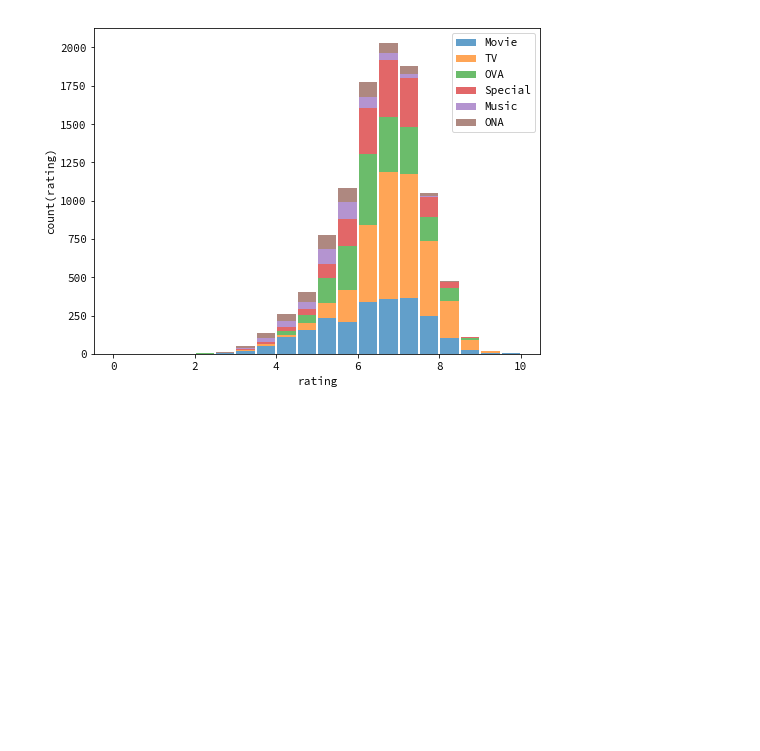
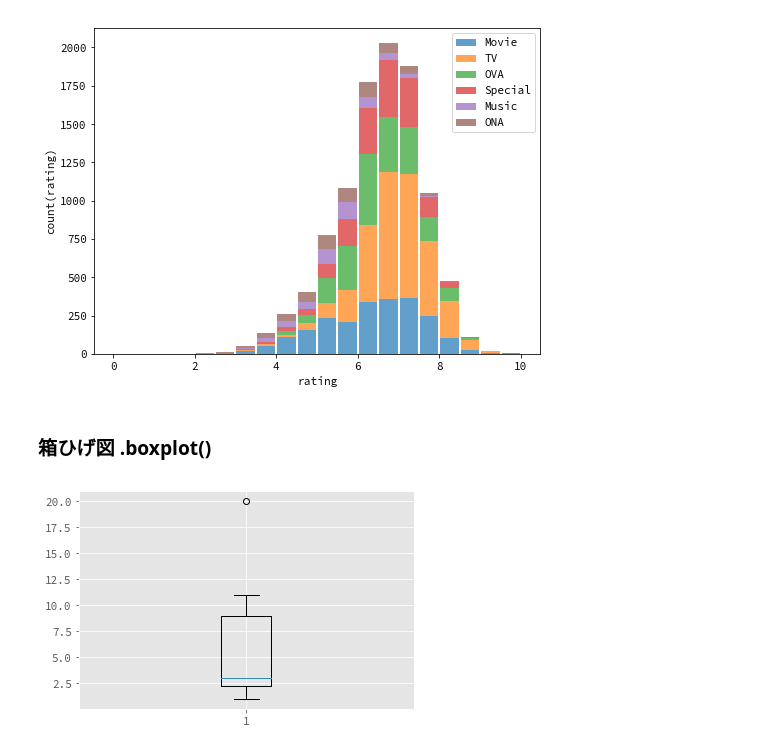
Before and after one commit to ikki02/Python, a Jupyter notebook: JupyterNotebook - Matplotlib/Matplotlib.ipynb, the cells around one changed output. Drawn from its saved outputs; the diff is of its cells as text; code cells hidden in the pictures; blank space fills up the shorter version.

```diff
--- a/JupyterNotebook - Matplotlib/Matplotlib.ipynb
+++ b/JupyterNotebook - Matplotlib/Matplotlib.ipynb
@@ -481,3 +481,19 @@ ax.set_ylabel('count(rating)')
 plt.show()
 # %% [output]
 [figure]
+# %% [markdown]
+### 箱ひげ図 .boxplot()
+# %%
+# 箱ひげ図の描画
+# 箱の範囲がIQR。つまり、（第3四分位点-第1四分位点）
+# 〇は外れ値である。
+plt.style.use('ggplot')
+
+x = [1, 2, 3, 3, 11, 20]
+
+fig = plt.figure()
+ax = fig.add_subplot(111)
+ax.boxplot(x)
+plt.show()
+# %% [output]
+[figure, added]
```
Also changed, not shown: parts of 7 cells of this notebook.
